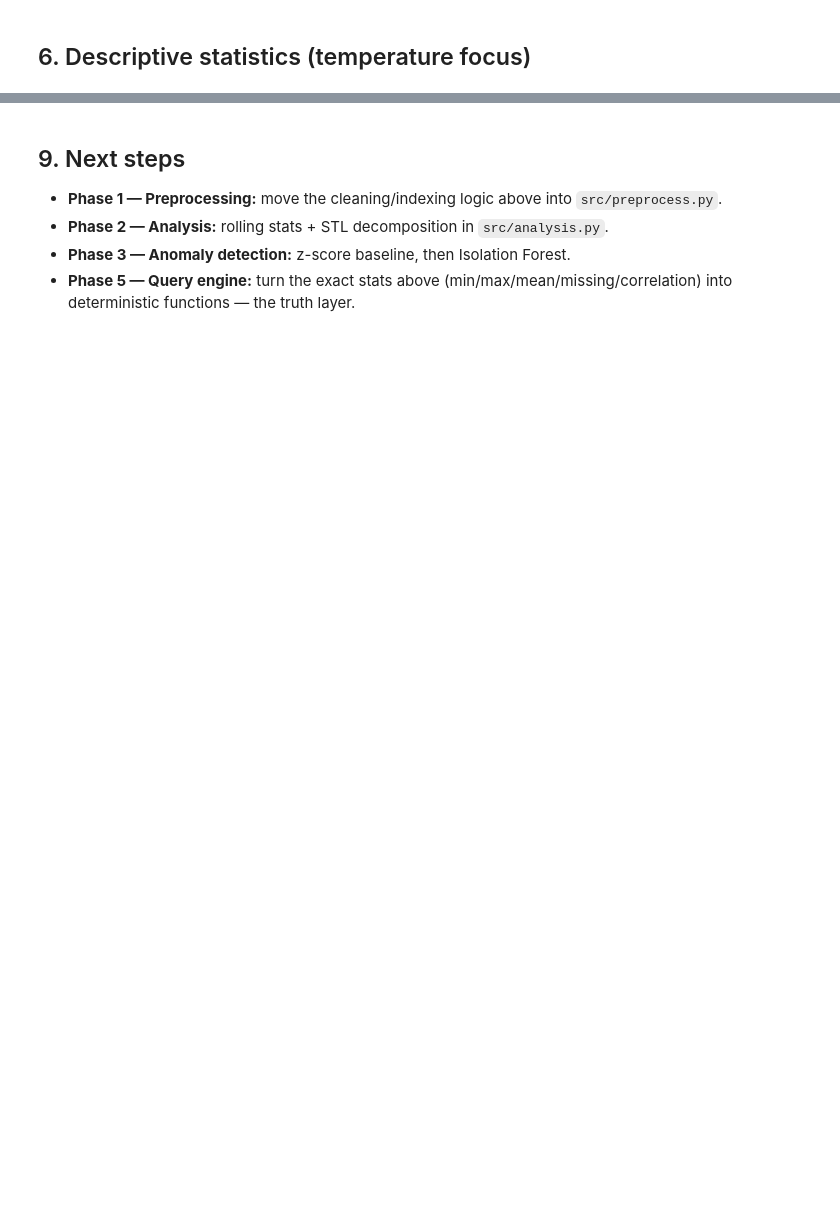
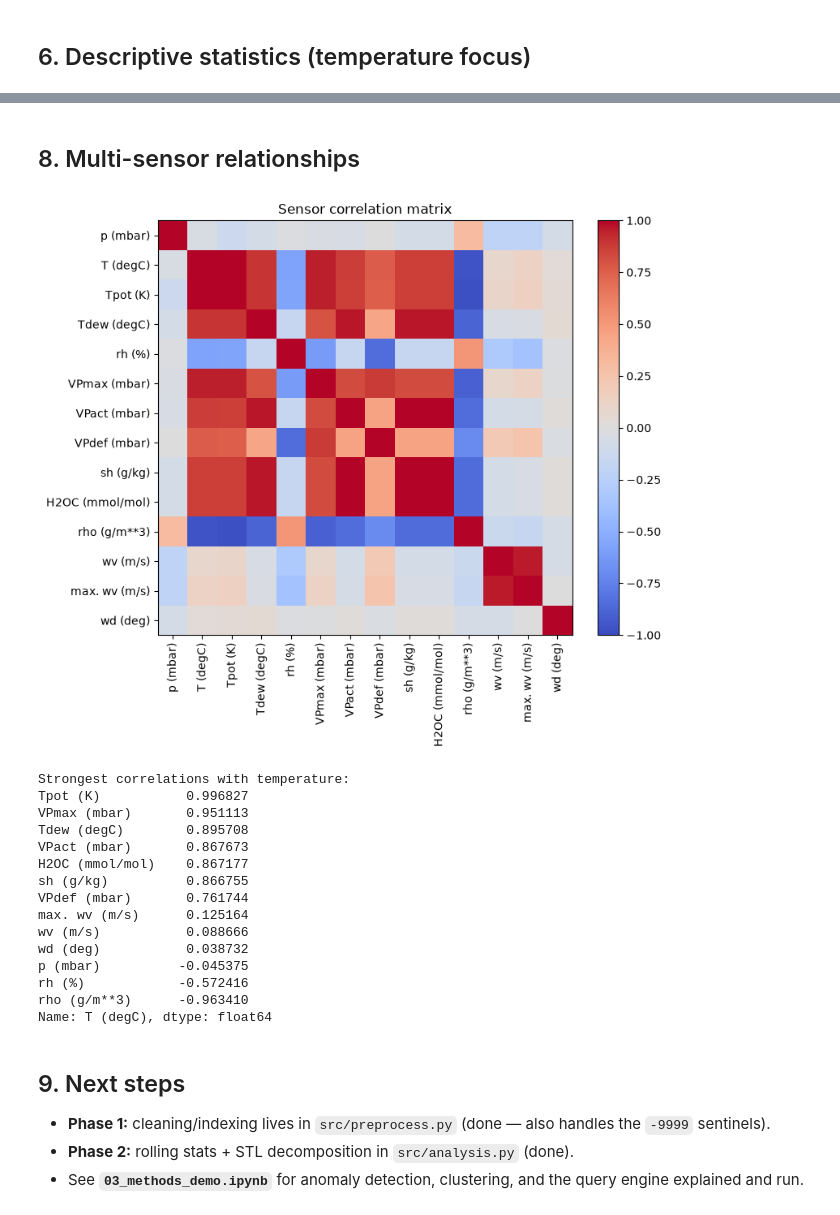
Before and after one commit to bellosahmed/time_series_hci, a Jupyter notebook: v1/notebooks/01_data_exploration.ipynb, the cells around one changed output, grey strips where cells are left out. Drawn from its saved outputs; the diff is of its cells as text; code cells hidden in the pictures; blank space fills up the shorter version.

```diff
--- a/v1/notebooks/01_data_exploration.ipynb
+++ b/v1/notebooks/01_data_exploration.ipynb
@@ -106,23 +157,36 @@ Correlation across sensors is the basis for the **multi-sensor reasoning** novel
+# %% [markdown]
+## 8. Multi-sensor relationships
 # %%
-corr = df.corr(numeric_only=True)
-
+# replace the -9999 sentinels before correlating so wind isn't distorted
+clean = df.replace(-9999.0, np.nan).interpolate(limit_direction="both")
+corr = clean.corr(numeric_only=True)
 fig, ax = plt.subplots(figsize=(9, 7))
 im = ax.imshow(corr, cmap="coolwarm", vmin=-1, vmax=1)
-ax.set_xticks(range(len(corr.columns)))
-ax.set_xticklabels(corr.columns, rotation=90)
-ax.set_yticks(range(len(corr.columns)))
-ax.set_yticklabels(corr.columns)
-fig.colorbar(im, ax=ax, fraction=0.046, pad=0.04)
-ax.set_title("Sensor correlation matrix")
-plt.tight_layout()
-plt.show()
-
+ax.set_xticks(range(len(corr.columns))); ax.set_xticklabels(corr.columns, rotation=90)
+ax.set_yticks(range(len(corr.columns))); ax.set_yticklabels(corr.columns)
+fig.colorbar(im, ax=ax, fraction=0.046, pad=0.04); ax.set_title("Sensor correlation matrix")
+plt.tight_layout(); plt.show()
 print("Strongest correlations with temperature:")
 print(corr["T (degC)"].drop("T (degC)").sort_values(ascending=False))
+# %% [output]
+[figure, added]
+Strongest correlations with temperature:
+Tpot (K)           0.996827
+VPmax (mbar)       0.951113
+Tdew (degC)        0.895708
+VPact (mbar)       0.867673
+H2OC (mmol/mol)    0.867177
+sh (g/kg)          0.866755
+VPdef (mbar)       0.761744
+max. wv (m/s)      0.125164
+wv (m/s)           0.088666
+wd (deg)           0.038732
+p (mbar)          -0.045375
+rh (%)            -0.572416
+rho (g/m**3)      -0.963410
+Name: T (degC), dtype: float64
 # %% [markdown]
 ## 9. Next steps
-
-- **Phase 1 — Preprocessing:** move the cleaning/indexing logic above into `src/preprocess.py`.
-- **Phase 2 — Analysis:** rolling stats + STL decomposition in `src/analysis.py`.
-- **Phase 3 — Anomaly detection:** z-score baseline, then Isolation Forest.
-- **Phase 5 — Query engine:** turn the exact stats above (min/max/mean/missing/correlation) into deterministic functions — the truth layer.
+- **Phase 1:** cleaning/indexing lives in `src/preprocess.py` (done — also handles the `-9999` sentinels).
+- **Phase 2:** rolling stats + STL decomposition in `src/analysis.py` (done).
+- See **`03_methods_demo.ipynb`** for anomaly detection, clustering, and the query engine explained and run.
```
Also changed, not shown: parts of 16 cells of this notebook, 3 other files.
